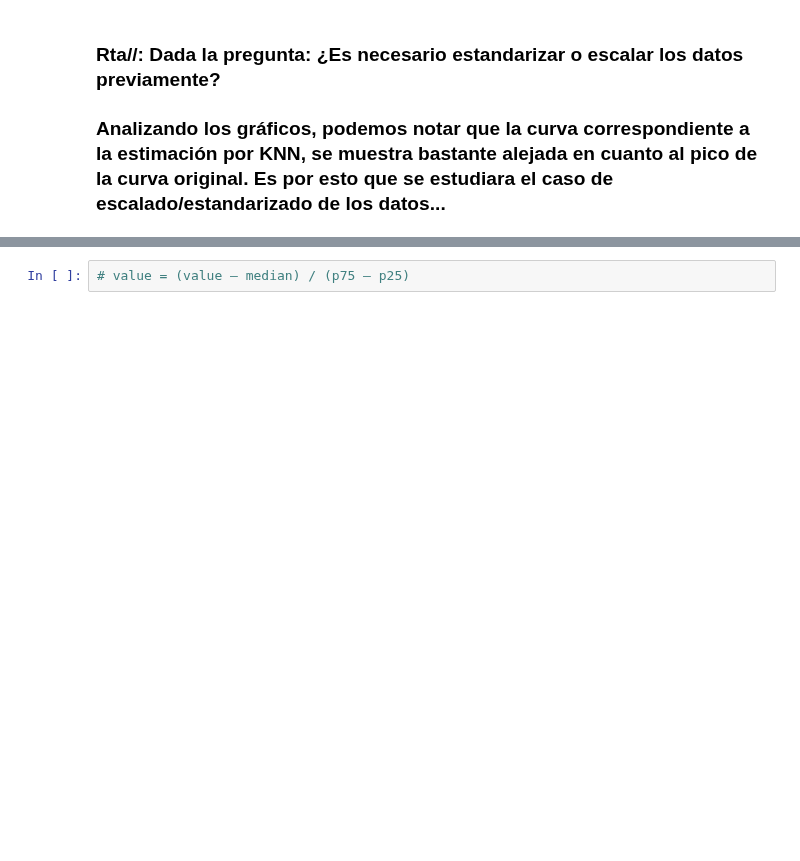
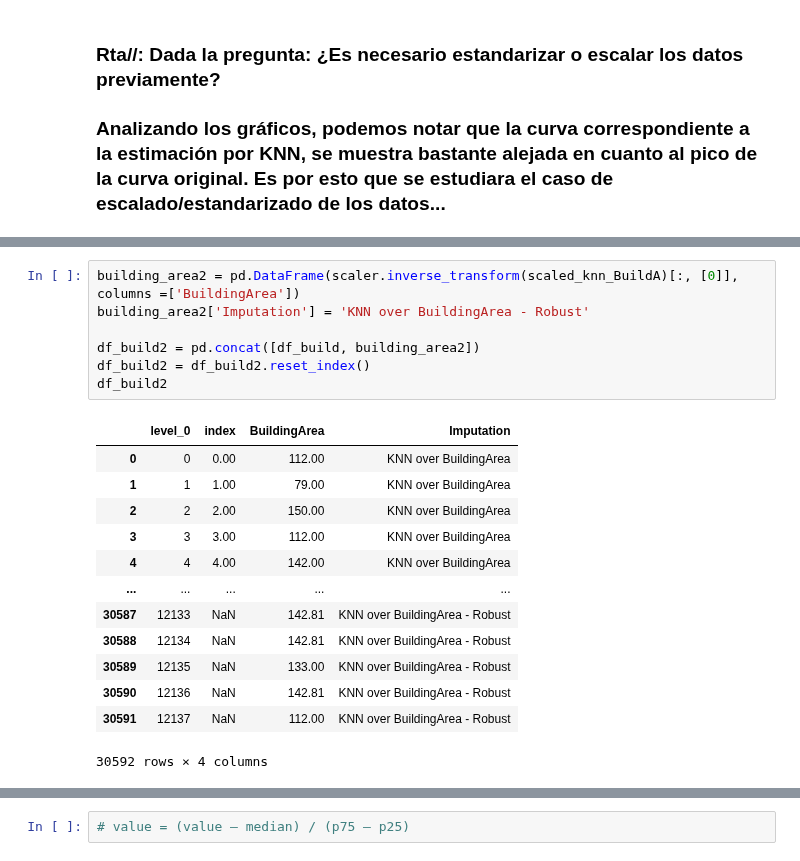
Before and after one commit to Grupo242022/EyCD, a Jupyter notebook: Entregable_Parte_2_2022_v1.ipynb, the cells around one changed output, grey strips where cells are left out. Cells and saved outputs as stored; diff of their text form; blank space fills up the shorter version.

```diff
--- a/Entregable_Parte_2_2022_v1.ipynb
+++ b/Entregable_Parte_2_2022_v1.ipynb
@@ -234,0 +238,21 @@ buildingArea_scaledI.shape
+# %%
+building_area2 = pd.DataFrame(scaler.inverse_transform(scaled_knn_BuildA)[:, [0]], columns =['BuildingArea'])
+building_area2['Imputation'] = 'KNN over BuildingArea - Robust'
+
+df_build2 = pd.concat([df_build, building_area2])
+df_build2 = df_build2.reset_index()
+df_build2
+# %% [output]
+|  | level_0 | index | BuildingArea | Imputation |
+| 0 | 0 | 0.00 | 112.00 | KNN over BuildingArea |
+| 1 | 1 | 1.00 | 79.00 | KNN over BuildingArea |
+| 2 | 2 | 2.00 | 150.00 | KNN over BuildingArea |
+| 3 | 3 | 3.00 | 112.00 | KNN over BuildingArea |
+| 4 | 4 | 4.00 | 142.00 | KNN over BuildingArea |
+| ... | ... | ... | ... | ... |
+| 30587 | 12133 | NaN | 142.81 | KNN over BuildingArea - Robust |
+| 30588 | 12134 | NaN | 142.81 | KNN over BuildingArea - Robust |
+| 30589 | 12135 | NaN | 133.00 | KNN over BuildingArea - Robust |
+| 30590 | 12136 | NaN | 142.81 | KNN over BuildingArea - Robust |
+| 30591 | 12137 | NaN | 112.00 | KNN over BuildingArea - Robust |
+30592 rows × 4 columns
```
Also changed, not shown: parts of 20 cells of this notebook.
